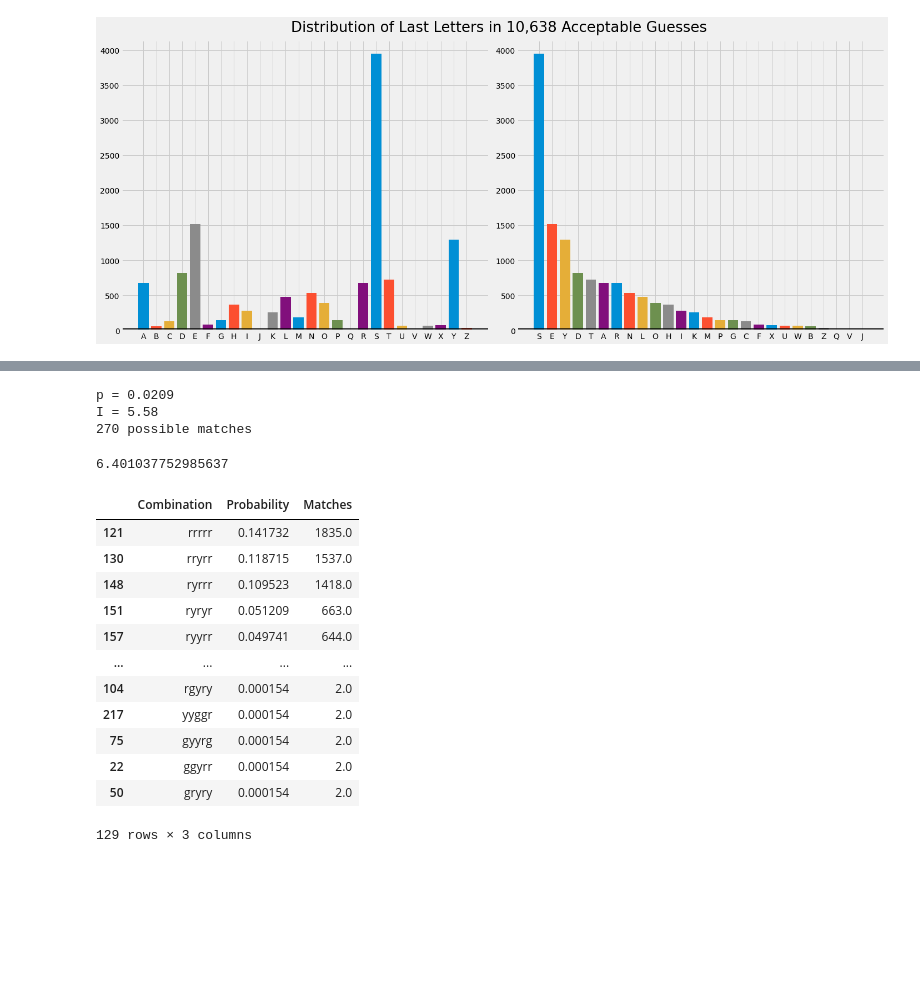
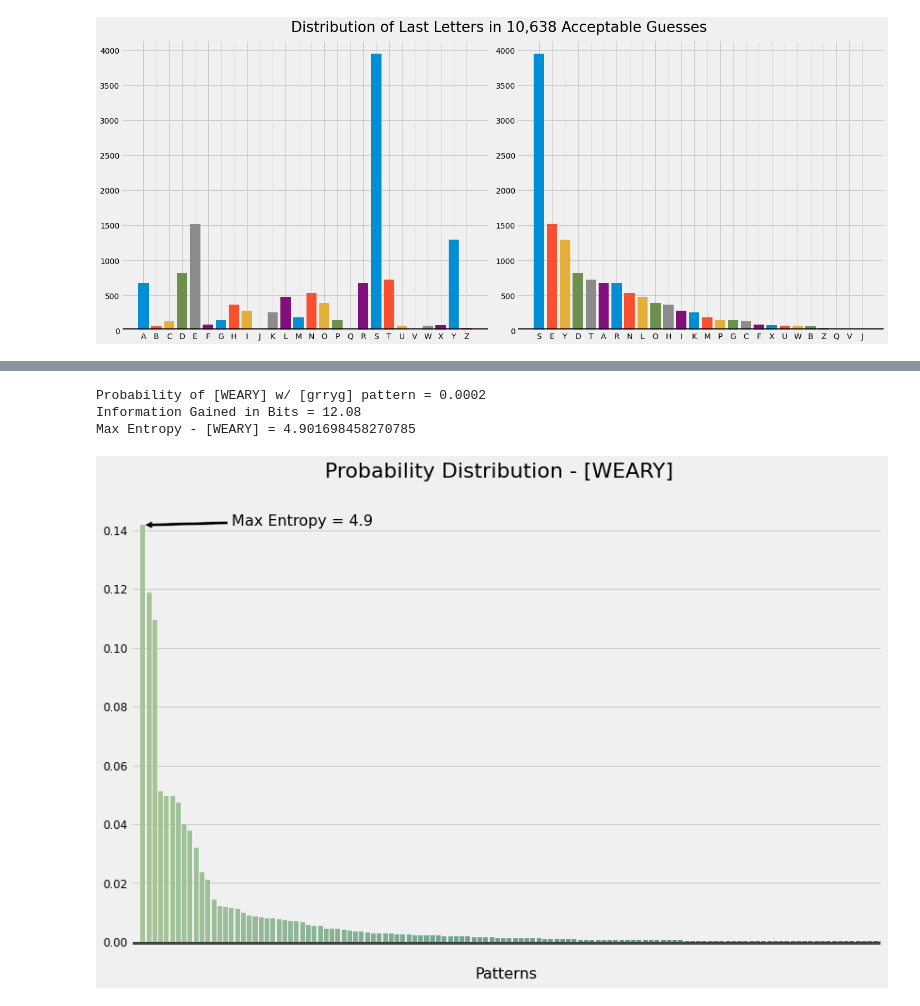
Before and after one commit to noah-kg/wordle-data-analysis, a Jupyter notebook: Wordle Analysis.ipynb, the cells around one changed output, grey strips where cells are left out. Saved outputs shown, nothing was run; the diff lists cells and outputs as text; code cells hidden in the pictures; blank space fills up the shorter version.

Commit message:
cleaned up comments, improved distribution graph, figured out entropy

```diff
--- a/Wordle Analysis.ipynb
+++ b/Wordle Analysis.ipynb
@@ -344,48 +386,26 @@ patterns.head()
 # %%
-#calculates probability of given word/result combination
-p, matches = get_probability('slate', 'rrryy') #testing single word/color
-print(f"p = {round(p,4)}")
+#testing functionality
+find_word = 'WEARY'
+find_patt = 'grryg'
+
+#finds probability of given word with given pattern
+p = patterns.loc[find_word, find_patt]
+print(f'Probability of [{find_word}] w/ [{find_patt}] pattern = {round(p,4)}')
 
 #calculates information gain in bits
-print(f"I = {round(get_information(p),2)}")
+i = get_information(p)
+print(f"Information Gained in Bits = {round(i,2)}")
 
-#print # of matches
-print(f'{len(matches)} possible matches')
+# #print # of matches
+# print(f'{len(matches)} possible matches')
 
-#calculate entropy - not working correctly
-get_entropy(matches, 'rrryy')
+#calculate entropy
+print(f'Max Entropy - [{find_word}] = {get_entropy(patterns.loc[find_word])}')
+
+#plot probability distribution
+plot_pattern_distr(find_word)
 # %% [output]
-p = 0.0209
-I = 5.58
-270 possible matches
+Probability of [WEARY] w/ [grryg] pattern = 0.0002
+Information Gained in Bits = 12.08
+Max Entropy - [WEARY] = 4.901698458270785
-6.401037752985637
+[figure, added]
-# %%
-prob_for_word = []
-df = pd.DataFrame(columns = ['Combination', 'Probability', 'Matches'])
-
-for combo in combinations:
-    prob_for_word.append(get_probability('weary', combo)[0])
-
-#assigns probability
-df['Combination'] = combinations
-df['Probability'] = prob_for_word
-df['Matches'] = df['Probability'] * NUM_GUESSES
-
-#sorts highest -> lowest probability
-df.sort_values(by='Probability', ascending=False, inplace=True)
-prob_df = df[df['Probability'] > 0.0001]
-prob_df
-# %% [output]
-|  | Combination | Probability | Matches |
-| 121 | rrrrr | 0.141732 | 1835.0 |
-| 130 | rryrr | 0.118715 | 1537.0 |
-| 148 | ryrrr | 0.109523 | 1418.0 |
-| 151 | ryryr | 0.051209 | 663.0 |
-| 157 | ryyrr | 0.049741 | 644.0 |
-| ... | ... | ... | ... |
-| 104 | rgyry | 0.000154 | 2.0 |
-| 217 | yyggr | 0.000154 | 2.0 |
-| 75 | gyyrg | 0.000154 | 2.0 |
-| 22 | ggyrr | 0.000154 | 2.0 |
-| 50 | gryry | 0.000154 | 2.0 |
-129 rows × 3 columns
```
Also changed, not shown: parts of 7 cells of this notebook, 1 other file.
